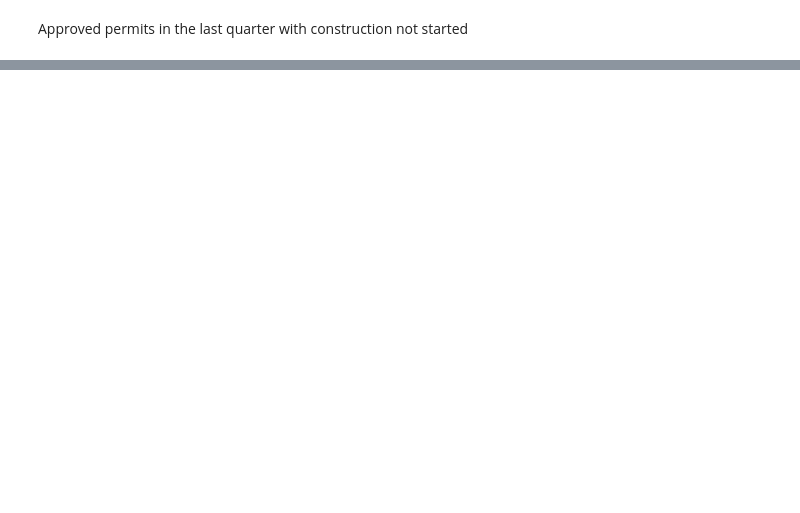
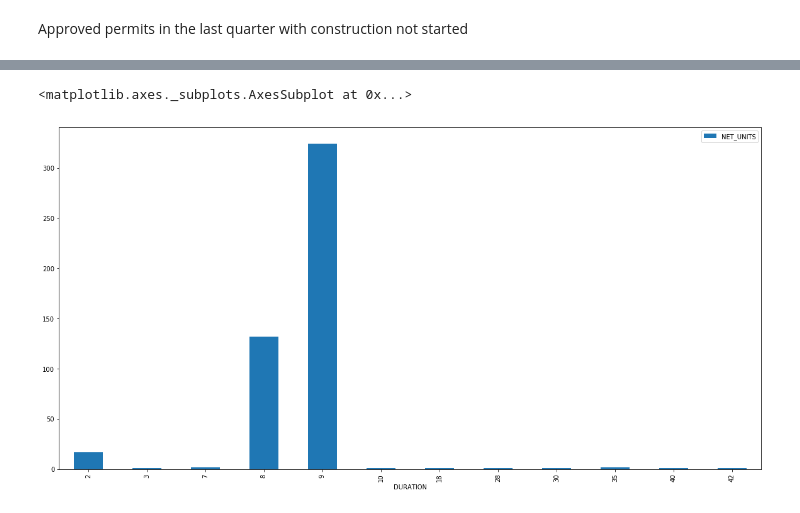
Before and after one commit to openland/statecraft-projects, a Jupyter notebook: housing_pipeline.ipynb, the cells around one changed output, grey strips where cells are left out. Cells and saved outputs as stored; diff of their text form; code cells hidden in the pictures; blank space fills up the shorter version.

```diff
--- a/housing_pipeline.ipynb
+++ b/housing_pipeline.ipynb
@@ -207,0 +247,8 @@ Approved permits in the last quarter with construction not started
+# %%
+d1 = complete[complete['YEAR_END'] == 2015]
+d1 = d1[d1['QUARTER_END'] == 1]
+grouped = d1.sort_values(['NET_UNITS']).groupby(['DURATION']).sum()
+grouped.plot(y = 'NET_UNITS', kind = "bar", figsize=(20,10))
+# %% [output]
+<matplotlib.axes._subplots.AxesSubplot at 0x...>
+[figure, added]
```
Also changed, not shown: parts of 16 cells of this notebook, 1 other file.
